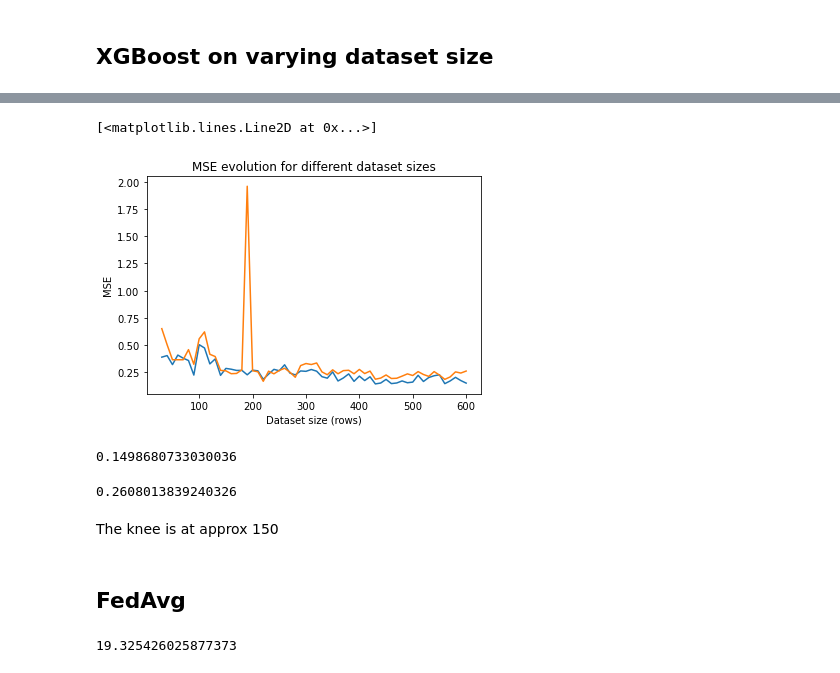
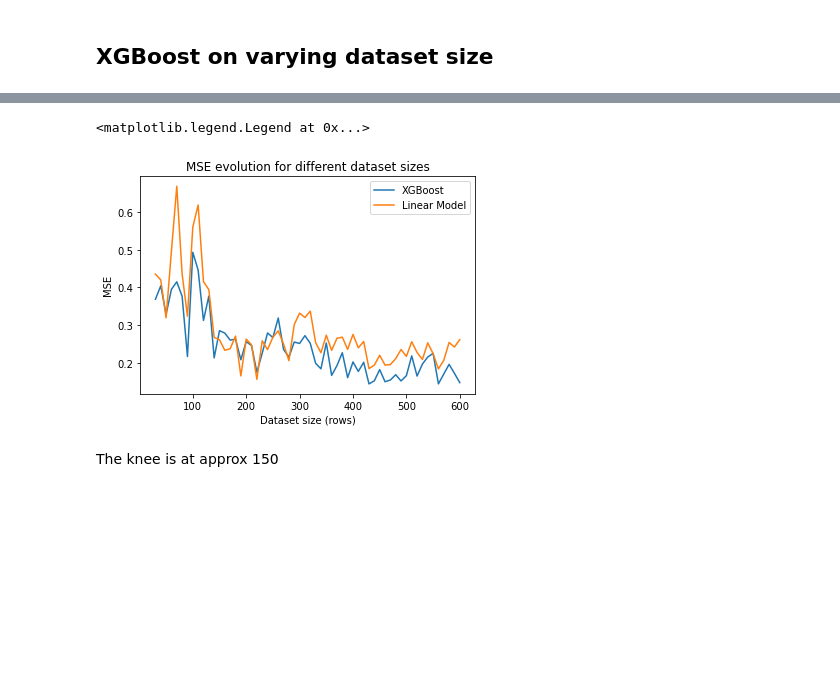
Before and after one commit to Nicolaskirsch2000/PV_prediction, a Jupyter notebook: full - small size analysis.ipynb, the cells around one changed output, grey strips where cells are left out. Cells and saved outputs as stored; diff of their text form; code cells hidden in the pictures; blank space fills up the shorter version.

```diff
--- a/full - small size analysis.ipynb
+++ b/full - small size analysis.ipynb
@@ -116,5 +119,0 @@ plt.plot(list(range(30, len(dfs_big[1]), step)), mse_lin)
-# %%
-mse_lin[3] = mse_lin[2]
-mse_lin[4] = mse_lin[3]
-plt.figure()
-plt.plot(list(range(30, len(dfs_big[1]), step)), mse_lin)
@@ -224,23 +202,13 @@ plt.plot(list(range(30, len(dfs_big[1]), step)), mse)
-# %%
-
-plt.figure()
-plt.title("MSE evolution for different dataset sizes")
-plt.xlabel("Dataset size (rows)")
-plt.ylabel("MSE")
-plt.plot(list(range(30, len(dfs_big[1]), step)), mse)
-plt.plot(list(range(30, len(dfs_big[1]), step)), mse_lin)
-# %% [output]
-[<matplotlib.lines.Line2D at 0x...>]
-[figure, removed]
-# %%
-mse[-1]
-# %% [output]
-0.1498680733030036
-# %%
-mse_lin[-1]
-# %% [output]
-0.2608013839240326
+# %%
+plt.figure()
+plt.title("MSE evolution for different dataset sizes")
+plt.xlabel("Dataset size (rows)")
+plt.ylabel("MSE")
+plt.plot(list(range(30, len(dfs_big[1]), step)), mse,label = "XGBoost")
+plt.plot(list(range(30, len(dfs_big[1]), step)), mse_lin, label = "Linear Model")
+plt.legend()
+# %% [output]
+<matplotlib.legend.Legend at 0x...>
+[figure, added]
 # %% [markdown]
 The knee is at approx 150
-# %% [markdown]
-## FedAvg
@@ -275,10 +214,0 @@ output, costs = federated_sgd(data, iterations, N, S, n_feat, learning_rate,w_mo
-# %%
-mses = []
-for i in range(len(test)):
-    y_pred = test[i][0].dot(w_model)
-
-    mses.append(mean_squared_error(y_pred,test[i][1]))
-
-print(np.mean(mses))
-# %% [output]
-19.325426025877373
```
Also changed, not shown: parts of 20 cells of this notebook, 1 other file.
